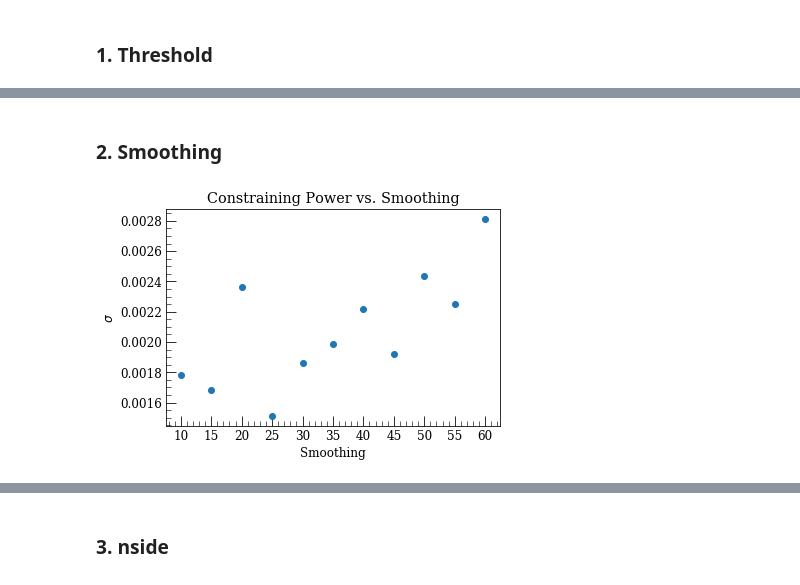
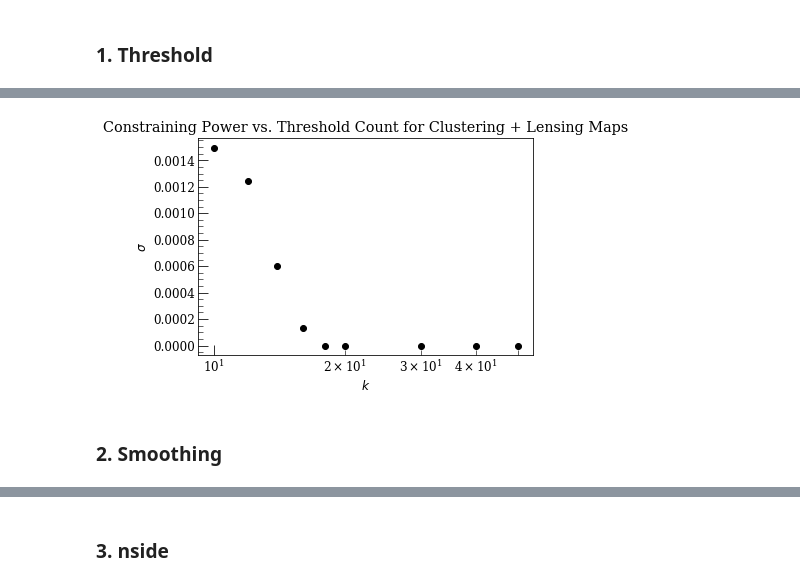
Before and after one commit to joezuntz/mink2, a Jupyter notebook: Test_Plots.ipynb, the cells around one changed output, grey strips where cells are left out. Drawn from its saved outputs; the diff is of its cells as text; code cells hidden in the pictures.

```diff
--- a/Test_Plots.ipynb
+++ b/Test_Plots.ipynb
@@ -58,21 +71,43 @@ plt.title('Constraining Power vs. Threshold Count');
+# %%
+# two maps
+t1 = [10,12,14,16,18,20,30,40,50]
+
+# explore fits - check numbers, different curves
+plt.semilogx(t1,load_t(cov_path,t1),'o',color='black')
+#plt.plot(t_array,cp1,'o',color='black')
+plt.xlabel('$k$')
+plt.ylabel('$\sigma$')
+plt.title('Constraining Power vs. Threshold Count for Clustering + Lensing Maps');
+# %% [output]
+[figure, added]
 # %% [markdown]
 ### 2. Smoothing
 # %%
-smoothing_array = np.linspace(10,60,11,dtype=int)
 thr_ct = 10
 nside = 256
-cp2 = np.zeros(len(smoothing_array))
+smoothing_array = np.linspace(10,60,11,dtype=int)
+array_len = thr_ct * map_len * 3
 
-#for i in smoothing_array:
-for i,smoothing in enumerate(smoothing_array):
-    sub_path = os.path.join(parent_path, f't{thr_ct}_n{nside}_s{smoothing}')
-    output = np.loadtxt(os.path.join(sub_path, 'c.out'))
-    cp2[i] = output[3]
+def load_smoothing(path):
+    cp2 = np.zeros(len(smoothing_array))
+    for i,smoothing in enumerate(smoothing_array):
+        sub_path = os.path.join(path, f't{thr_ct}_n{nside}_s{smoothing}')
+        output = np.loadtxt(os.path.join(sub_path, 'c.out'))
+        cp2[i] = output[3]
+    return cp2
 
-plt.plot(smoothing_array,cp2,'o')
-plt.xlabel('Smoothing')
-plt.xticks(smoothing_array)
-plt.ylabel('$\sigma$')
-plt.title('Constraining Power vs. Smoothing');
+
+def load_s(path):
+    cp1 = np.zeros(len(smoothing_array))
+    e = np.zeros(len(smoothing_array))
+
+    for i,smoothing in enumerate(smoothing_array):
+        sub_path = os.path.join(path, f't{thr_ct}_n{nside}_s{smoothing}')
+        v_all_fixed = np.loadtxt(os.path.join(sub_path, 'v_all_fixed.out'))
+        v_all_changing = np.loadtxt(os.path.join(sub_path, 'v_all_changing'))
+        output = np.loadtxt(os.path.join(sub_path, 'c.out'))
+
+        cp1[i] = output[3]
+        e[i] = likelihood_error(v_all_fixed,v_all_changing,array_len)
+
+    return cp1,e
-# %% [output]
-[figure, removed]
```
Also changed, not shown: parts of 18 cells of this notebook.
